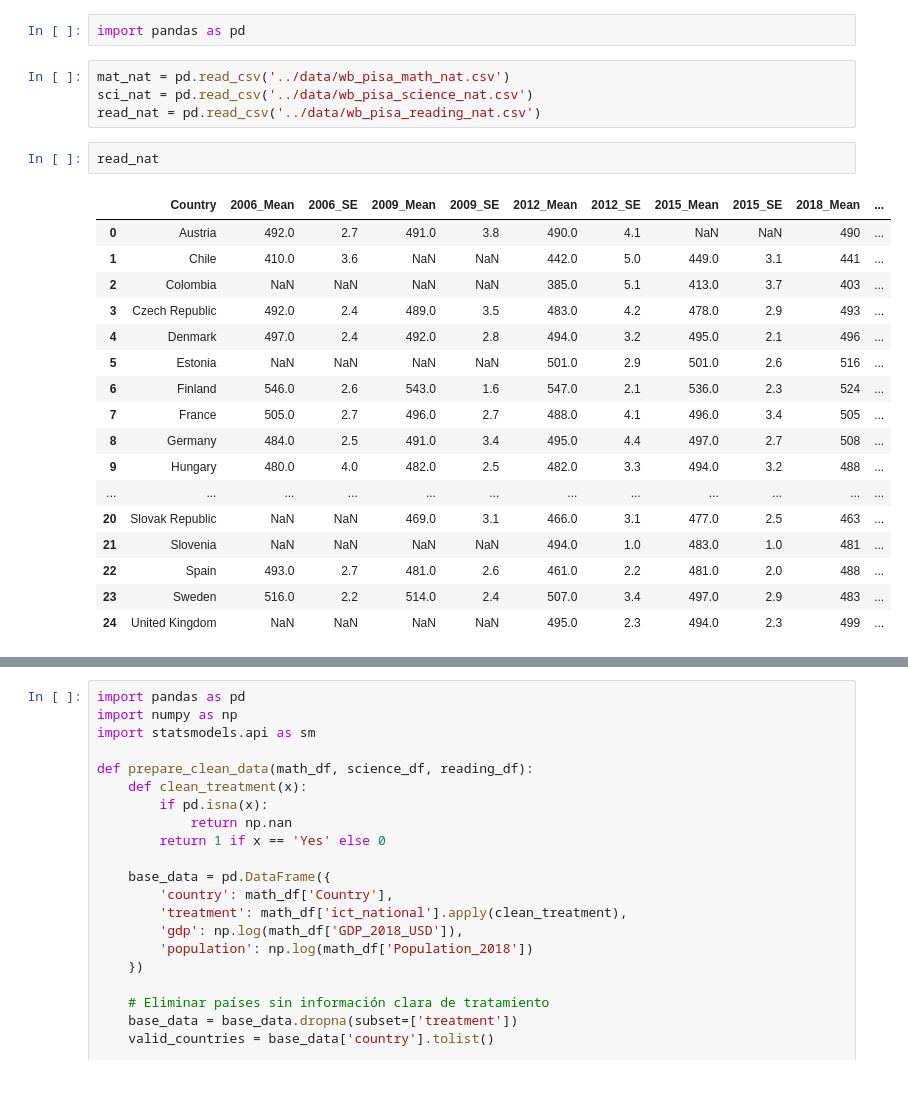
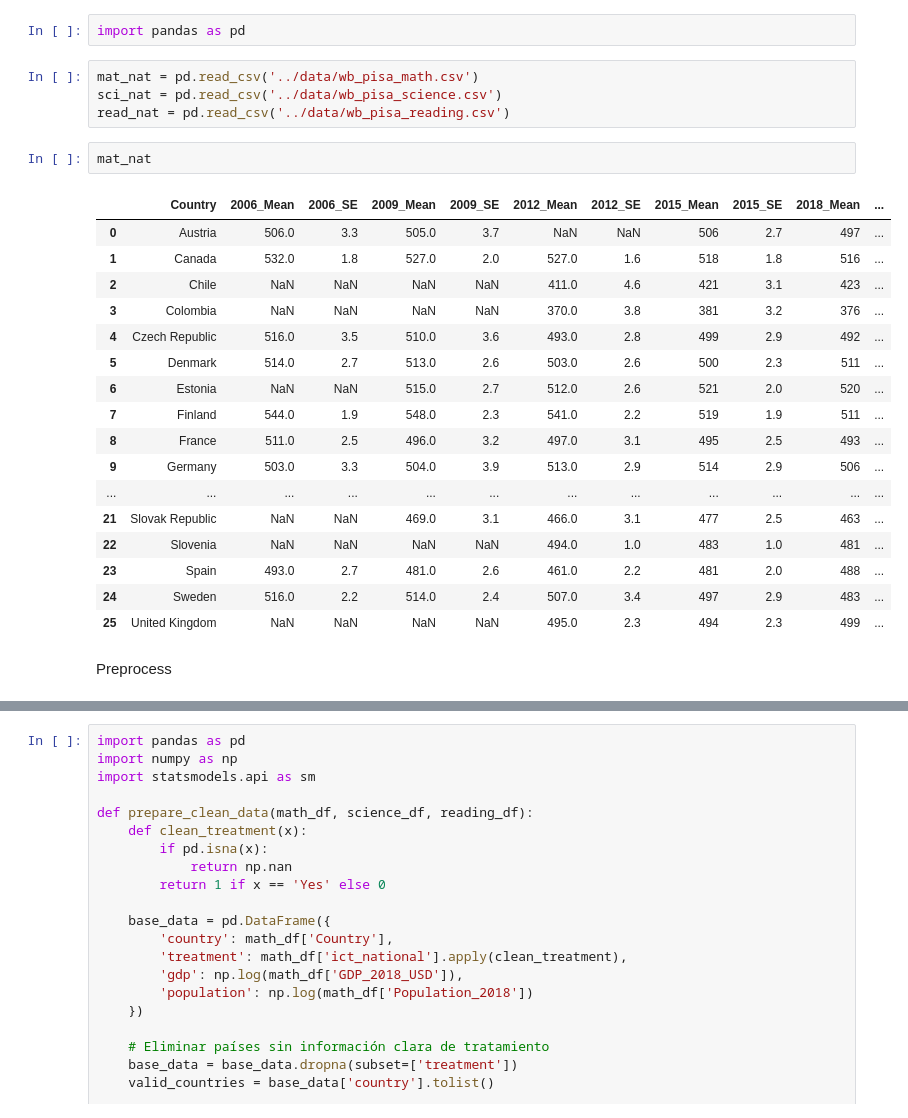
Before and after one commit to mellamanelpoeta/pol_pub2, a Jupyter notebook: source/00_preprocess.ipynb, the cells around one changed output, grey strips where cells are left out. Saved outputs shown, nothing was run; the diff lists cells and outputs as text; blank space fills up the shorter version.

Commit message:
more data

```diff
--- a/eda/00_EDA.ipynb
+++ b/source/00_preprocess.ipynb
@@ -1,26 +1,28 @@
 # %%
 import pandas as pd
 # %%
-mat_nat = pd.read_csv('../data/wb_pisa_math_nat.csv')
-sci_nat = pd.read_csv('../data/wb_pisa_science_nat.csv')
-read_nat = pd.read_csv('../data/wb_pisa_reading_nat.csv')
+mat_nat = pd.read_csv('../data/wb_pisa_math.csv')
+sci_nat = pd.read_csv('../data/wb_pisa_science.csv')
+read_nat = pd.read_csv('../data/wb_pisa_reading.csv')
-# %%
-read_nat
-# %% [output]
-|  | Country | 2006_Mean | 2006_SE | 2009_Mean | 2009_SE | 2012_Mean | 2012_SE | 2015_Mean | 2015_SE | 2018_Mean | ... |
-| 0 | Austria | 492.0 | 2.7 | 491.0 | 3.8 | 490.0 | 4.1 | NaN | NaN | 490 | ... |
-| 1 | Chile | 410.0 | 3.6 | NaN | NaN | 442.0 | 5.0 | 449.0 | 3.1 | 441 | ... |
-| 2 | Colombia | NaN | NaN | NaN | NaN | 385.0 | 5.1 | 413.0 | 3.7 | 403 | ... |
-| 3 | Czech Republic | 492.0 | 2.4 | 489.0 | 3.5 | 483.0 | 4.2 | 478.0 | 2.9 | 493 | ... |
-| 4 | Denmark | 497.0 | 2.4 | 492.0 | 2.8 | 494.0 | 3.2 | 495.0 | 2.1 | 496 | ... |
-| 5 | Estonia | NaN | NaN | NaN | NaN | 501.0 | 2.9 | 501.0 | 2.6 | 516 | ... |
-| 6 | Finland | 546.0 | 2.6 | 543.0 | 1.6 | 547.0 | 2.1 | 536.0 | 2.3 | 524 | ... |
-| 7 | France | 505.0 | 2.7 | 496.0 | 2.7 | 488.0 | 4.1 | 496.0 | 3.4 | 505 | ... |
-| 8 | Germany | 484.0 | 2.5 | 491.0 | 3.4 | 495.0 | 4.4 | 497.0 | 2.7 | 508 | ... |
-| 9 | Hungary | 480.0 | 4.0 | 482.0 | 2.5 | 482.0 | 3.3 | 494.0 | 3.2 | 488 | ... |
-| ... | ... | ... | ... | ... | ... | ... | ... | ... | ... | ... | ... |
-| 20 | Slovak Republic | NaN | NaN | 469.0 | 3.1 | 466.0 | 3.1 | 477.0 | 2.5 | 463 | ... |
-| 21 | Slovenia | NaN | NaN | NaN | NaN | 494.0 | 1.0 | 483.0 | 1.0 | 481 | ... |
-| 22 | Spain | 493.0 | 2.7 | 481.0 | 2.6 | 461.0 | 2.2 | 481.0 | 2.0 | 488 | ... |
-| 23 | Sweden | 516.0 | 2.2 | 514.0 | 2.4 | 507.0 | 3.4 | 497.0 | 2.9 | 483 | ... |
-| 24 | United Kingdom | NaN | NaN | NaN | NaN | 495.0 | 2.3 | 494.0 | 2.3 | 499 | ... |
+# %%
+mat_nat
+# %% [output]
+|  | Country | 2006_Mean | 2006_SE | 2009_Mean | 2009_SE | 2012_Mean | 2012_SE | 2015_Mean | 2015_SE | 2018_Mean | ... |
+| 0 | Austria | 506.0 | 3.3 | 505.0 | 3.7 | NaN | NaN | 506 | 2.7 | 497 | ... |
+| 1 | Canada | 532.0 | 1.8 | 527.0 | 2.0 | 527.0 | 1.6 | 518 | 1.8 | 516 | ... |
+| 2 | Chile | NaN | NaN | NaN | NaN | 411.0 | 4.6 | 421 | 3.1 | 423 | ... |
+| 3 | Colombia | NaN | NaN | NaN | NaN | 370.0 | 3.8 | 381 | 3.2 | 376 | ... |
+| 4 | Czech Republic | 516.0 | 3.5 | 510.0 | 3.6 | 493.0 | 2.8 | 499 | 2.9 | 492 | ... |
+| 5 | Denmark | 514.0 | 2.7 | 513.0 | 2.6 | 503.0 | 2.6 | 500 | 2.3 | 511 | ... |
+| 6 | Estonia | NaN | NaN | 515.0 | 2.7 | 512.0 | 2.6 | 521 | 2.0 | 520 | ... |
+| 7 | Finland | 544.0 | 1.9 | 548.0 | 2.3 | 541.0 | 2.2 | 519 | 1.9 | 511 | ... |
+| 8 | France | 511.0 | 2.5 | 496.0 | 3.2 | 497.0 | 3.1 | 495 | 2.5 | 493 | ... |
+| 9 | Germany | 503.0 | 3.3 | 504.0 | 3.9 | 513.0 | 2.9 | 514 | 2.9 | 506 | ... |
+| ... | ... | ... | ... | ... | ... | ... | ... | ... | ... | ... | ... |
+| 21 | Slovak Republic | NaN | NaN | 469.0 | 3.1 | 466.0 | 3.1 | 477 | 2.5 | 463 | ... |
+| 22 | Slovenia | NaN | NaN | NaN | NaN | 494.0 | 1.0 | 483 | 1.0 | 481 | ... |
+| 23 | Spain | 493.0 | 2.7 | 481.0 | 2.6 | 461.0 | 2.2 | 481 | 2.0 | 488 | ... |
+| 24 | Sweden | 516.0 | 2.2 | 514.0 | 2.4 | 507.0 | 3.4 | 497 | 2.9 | 483 | ... |
+| 25 | United Kingdom | NaN | NaN | NaN | NaN | 495.0 | 2.3 | 494 | 2.3 | 499 | ... |
+# %% [markdown]
+Preprocess
```
Also changed, not shown: parts of 35 cells of this notebook, 36 other files.
